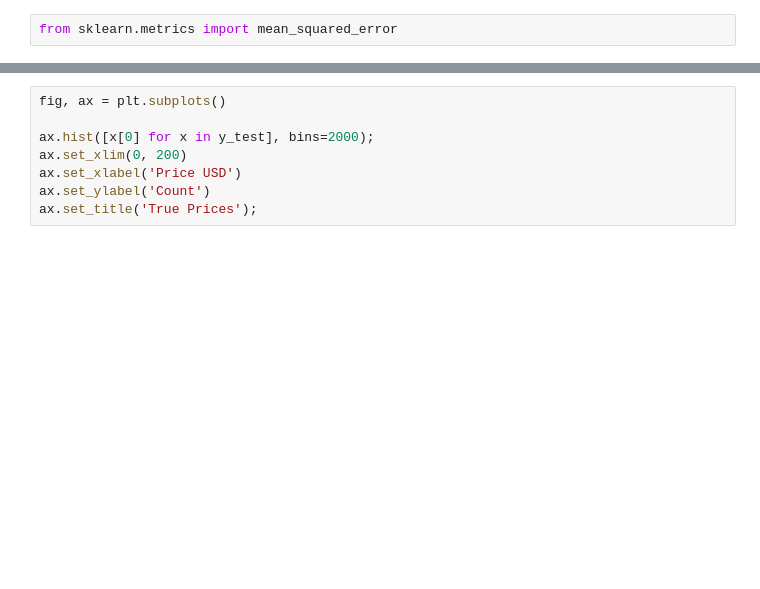
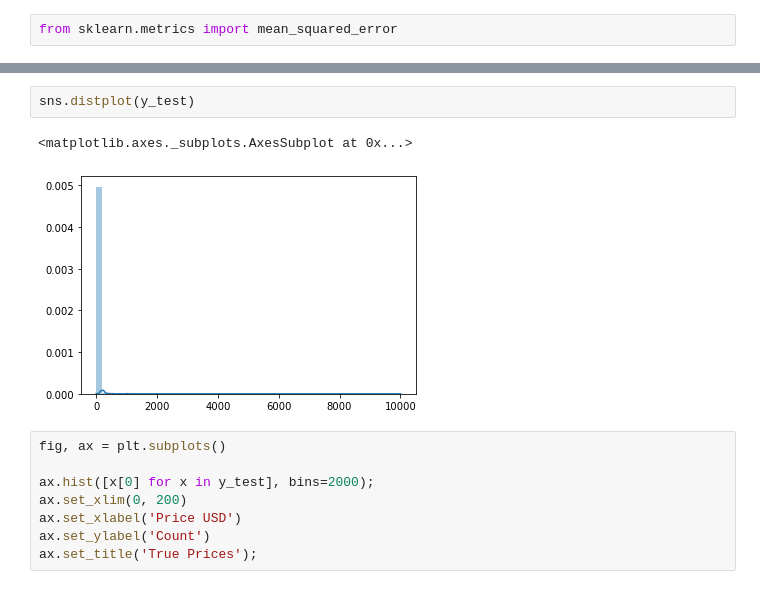
Before and after one commit to andrewmmeans/cgmodel-pricing, a Jupyter notebook: notebooks/analysis.ipynb, the cells around one changed output, grey strips where cells are left out. Cells and saved outputs as stored; diff of their text form; blank space fills up the shorter version.

```diff
--- a/notebooks/analysis.ipynb
+++ b/notebooks/analysis.ipynb
@@ -160,3 +218,8 @@ sns.distplot([x[0] for x in (y_test - y_preds.reshape(-1, 1))], ax=ax)
+# %%
+sns.distplot(y_test)
+# %% [output]
+<matplotlib.axes._subplots.AxesSubplot at 0x...>
+[figure, added]
 # %%
 fig, ax = plt.subplots()
 
```
Also changed, not shown: parts of 33 cells of this notebook, 58 other files.
